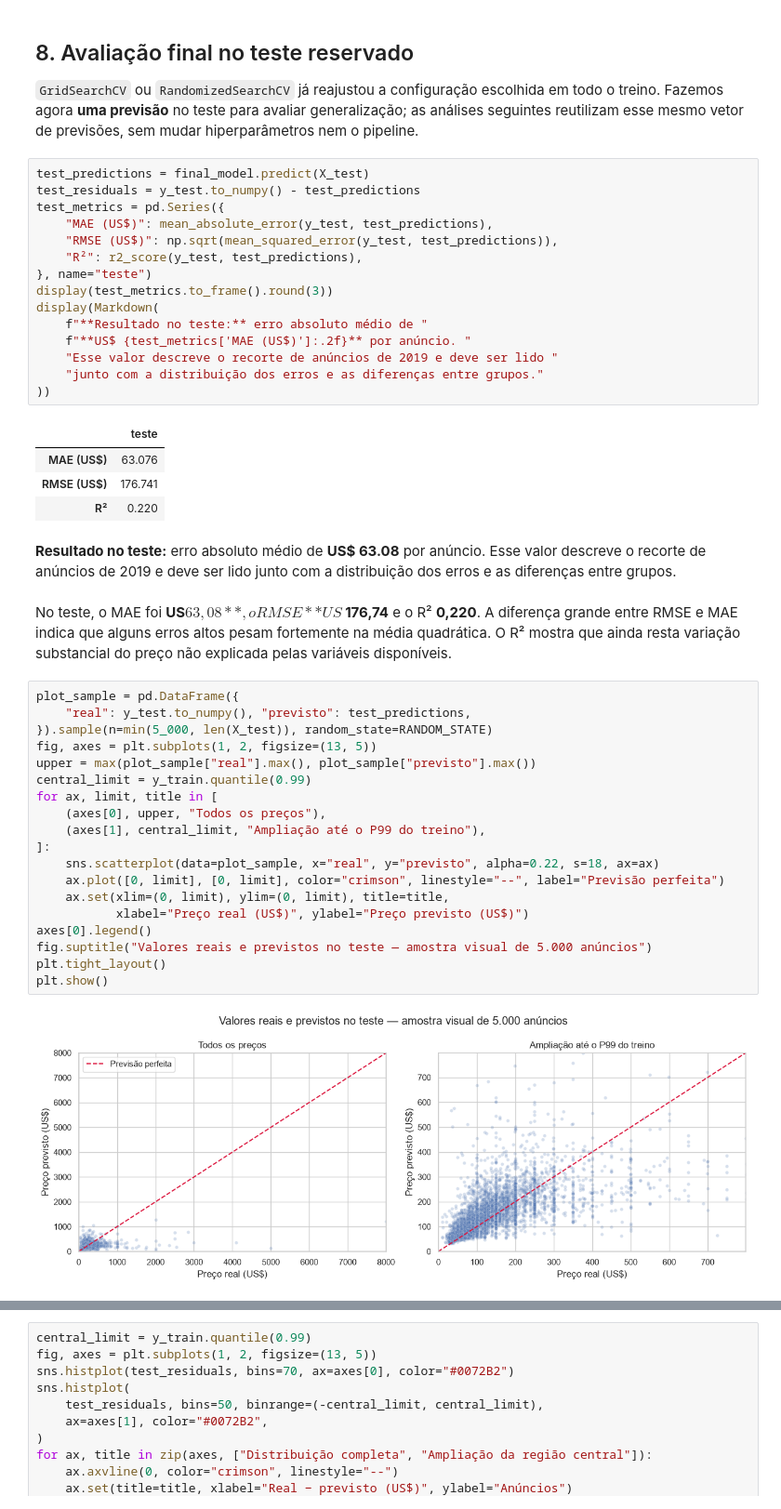
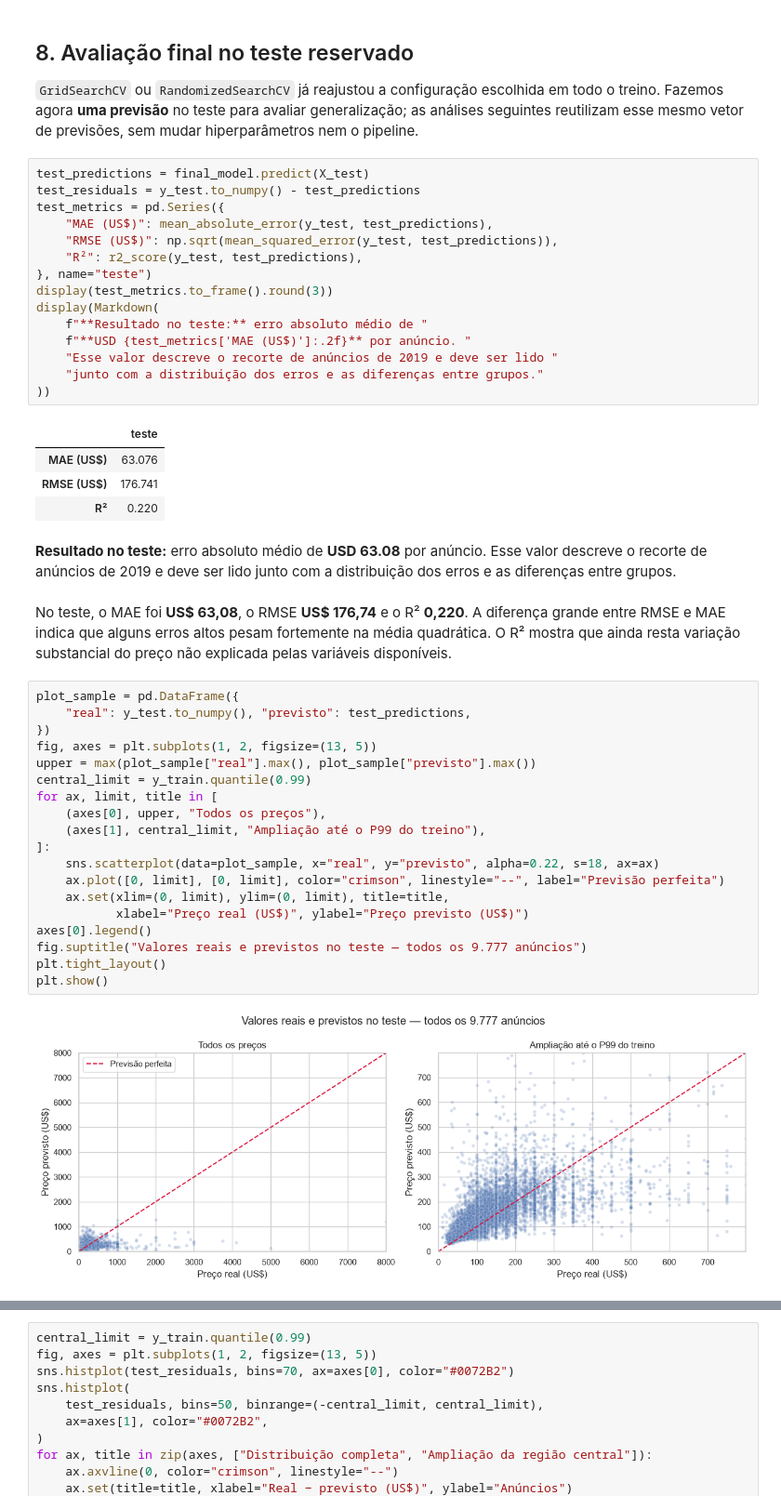
Before and after one commit to djairofilho/aps1-airbnb-eda, a Jupyter notebook: notebooks/APS2_Airbnb_Regressao.ipynb, the cells around one changed output, grey strips where cells are left out. Shown at 93% size. Cells and saved outputs as stored; diff of their text form.

```diff
--- a/notebooks/APS2_Airbnb_Regressao.ipynb
+++ b/notebooks/APS2_Airbnb_Regressao.ipynb
@@ -386,7 +467,7 @@ test_metrics = pd.Series({
 display(test_metrics.to_frame().round(3))
 display(Markdown(
     f"**Resultado no teste:** erro absoluto médio de "
-    f"**US$ {test_metrics['MAE (US$)']:.2f}** por anúncio. "
+    f"**USD {test_metrics['MAE (US$)']:.2f}** por anúncio. "
     "Esse valor descreve o recorte de anúncios de 2019 e deve ser lido "
     "junto com a distribuição dos erros e as diferenças entre grupos."
 ))
@@ -395,30 +476,30 @@ display(Markdown(
 | MAE (US$) | 63.076 |
 | RMSE (US$) | 176.741 |
 | R² | 0.220 |
-**Resultado no teste:** erro absoluto médio de **US$ 63.08** por anúncio. Esse valor descreve o recorte de anúncios de 2019 e deve ser lido junto com a distribuição dos erros e as diferenças entre grupos.
+**Resultado no teste:** erro absoluto médio de **USD 63.08** por anúncio. Esse valor descreve o recorte de anúncios de 2019 e deve ser lido junto com a distribuição dos erros e as diferenças entre grupos.
 # %% [markdown]
-No teste, o MAE foi **US$ 63,08**, o RMSE **US$ 176,74** e o R² **0,220**. A diferença grande entre RMSE e MAE indica que alguns erros altos pesam fortemente na média quadrática. O R² mostra que ainda resta variação substancial do preço não explicada pelas variáveis disponíveis.
+No teste, o MAE foi **US\$ 63,08**, o RMSE **US\$ 176,74** e o R² **0,220**. A diferença grande entre RMSE e MAE indica que alguns erros altos pesam fortemente na média quadrática. O R² mostra que ainda resta variação substancial do preço não explicada pelas variáveis disponíveis.
 # %%
 plot_sample = pd.DataFrame({
     "real": y_test.to_numpy(), "previsto": test_predictions,
-}).sample(n=min(5_000, len(X_test)), random_state=RANDOM_STATE)
+})
 fig, axes = plt.subplots(1, 2, figsize=(13, 5))
 upper = max(plot_sample["real"].max(), plot_sample["previsto"].max())
 central_limit = y_train.quantile(0.99)
 for ax, limit, title in [
     (axes[0], upper, "Todos os preços"),
     (axes[1], central_limit, "Ampliação até o P99 do treino"),
 ]:
     sns.scatterplot(data=plot_sample, x="real", y="previsto", alpha=0.22, s=18, ax=ax)
     ax.plot([0, limit], [0, limit], color="crimson", linestyle="--", label="Previsão perfeita")
     ax.set(xlim=(0, limit), ylim=(0, limit), title=title,
            xlabel="Preço real (US$)", ylabel="Preço previsto (US$)")
 axes[0].legend()
-fig.suptitle("Valores reais e previstos no teste — amostra visual de 5.000 anúncios")
+fig.suptitle("Valores reais e previstos no teste — todos os 9.777 anúncios")
 plt.tight_layout()
 plt.show()
 # %% [output]
-[figure, old version]
+[figure, new version]
 # %%
 plot_sample = pd.DataFrame({
     "previsto": test_predictions, "resíduo": test_residuals,
```
Also changed, not shown: parts of 28 cells of this notebook, 5 other files.
